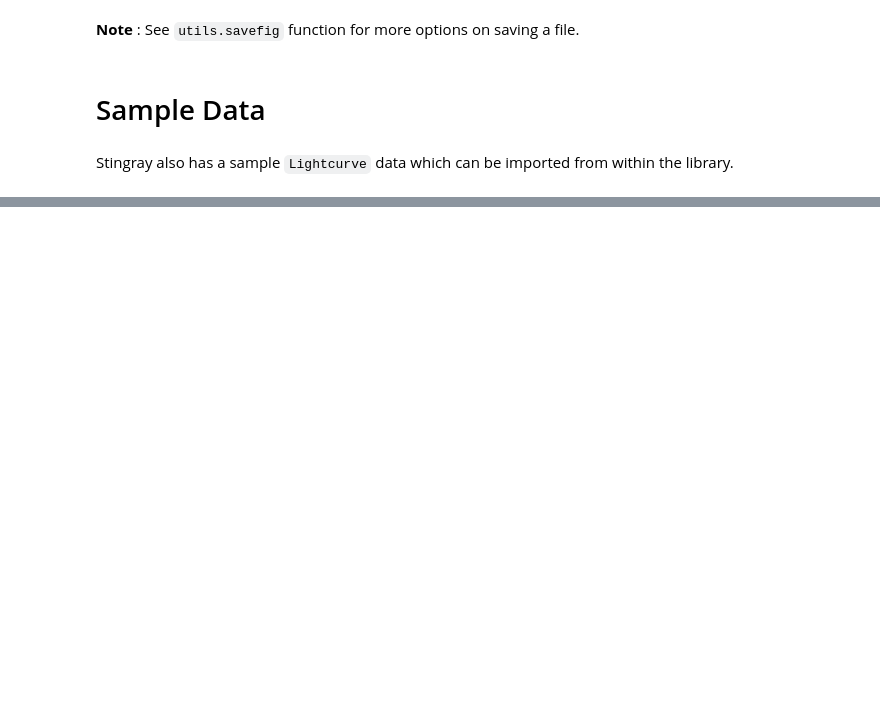
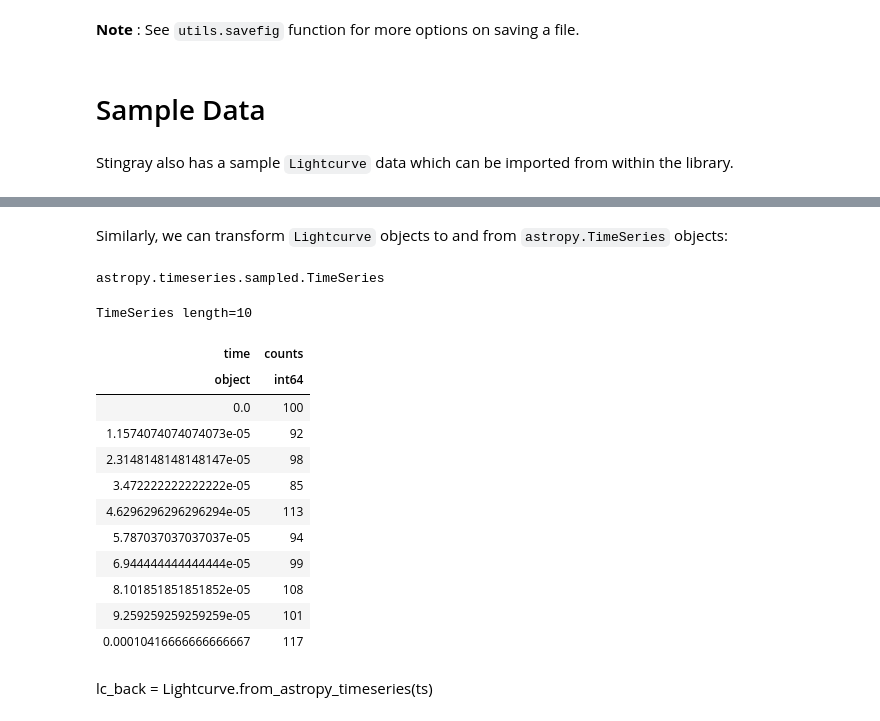
Before and after one commit to StingraySoftware/notebooks, a Jupyter notebook: Lightcurve/Lightcurve tutorial.ipynb, the cells around one changed output, grey strips where cells are left out. Cells and saved outputs as stored; diff of their text form; code cells hidden in the pictures; blank space fills up the shorter version.

```diff
--- a/Lightcurve/Lightcurve tutorial.ipynb
+++ b/Lightcurve/Lightcurve tutorial.ipynb
@@ -232,0 +617,33 @@ lc.plot()
+# %% [markdown]
+Similarly, we can transform `Lightcurve` objects to and from `astropy.TimeSeries` objects:
+# %%
+dt=1.0
+time = np.arange(0, 100, dt)
+counts = np.random.poisson(100, size=len(time))
+
+lc = Lightcurve(time, counts, dt=dt, skip_checks=True)
+
+# convet to astropy.TimeSeries object
+ts = lc.to_astropy_timeseries()
+# %%
+type(ts)
+# %% [output]
+astropy.timeseries.sampled.TimeSeries
+# %%
+ts[:10]
+# %% [output]
+TimeSeries length=10
+| time | counts |
+| object | int64 |
+| 0.0 | 100 |
+| 1.1574074074074073e-05 | 92 |
+| 2.3148148148148147e-05 | 98 |
+| 3.472222222222222e-05 | 85 |
+| 4.6296296296296294e-05 | 113 |
+| 5.787037037037037e-05 | 94 |
+| 6.944444444444444e-05 | 99 |
+| 8.101851851851852e-05 | 108 |
+| 9.259259259259259e-05 | 101 |
+| 0.00010416666666666667 | 117 |
+# %% [markdown]
+lc_back = Lightcurve.from_astropy_timeseries(ts)
```
Also changed, not shown: parts of 104 cells of this notebook.
